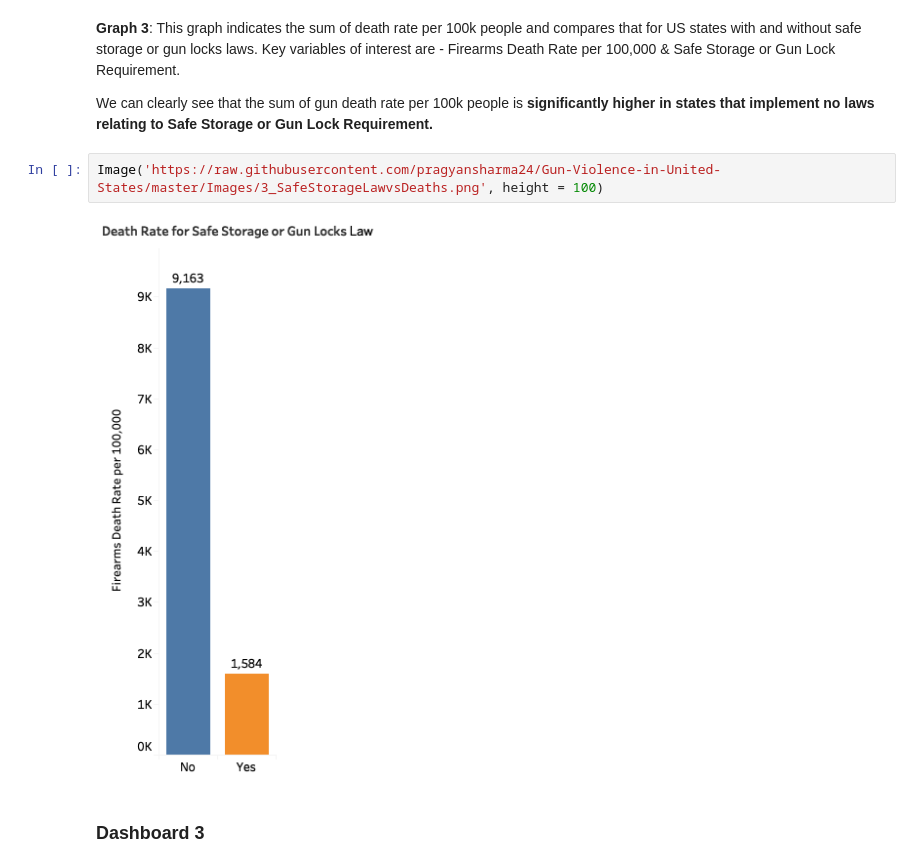
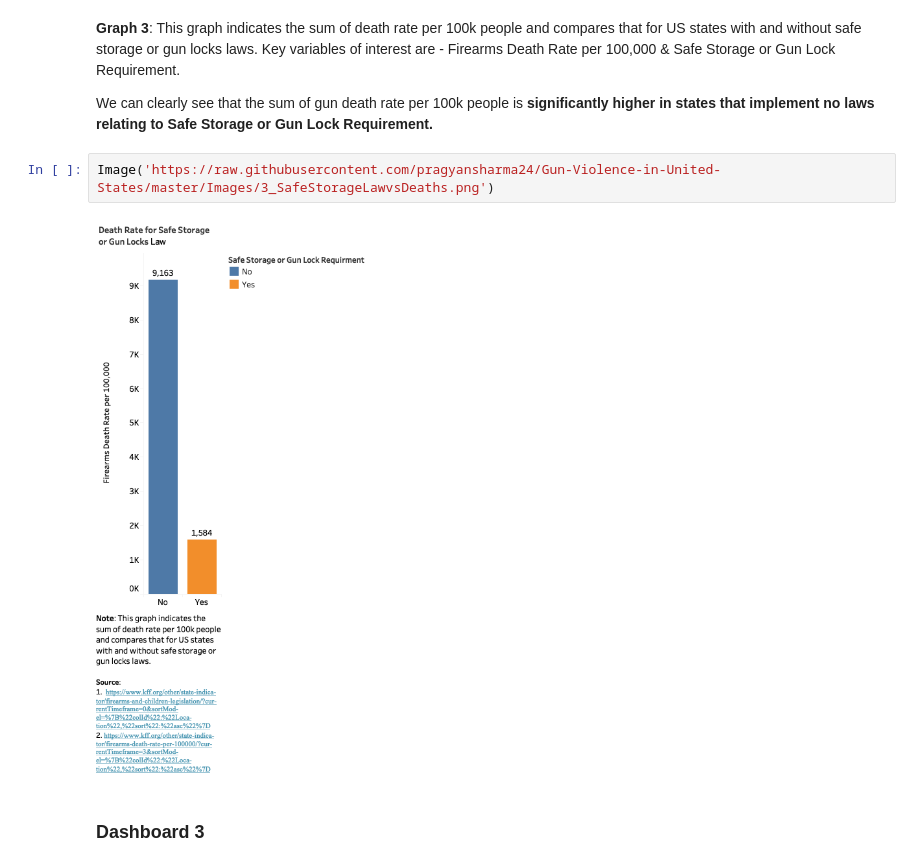
Before and after one commit to pragyansharma24/Gun-Violence-in-United-States, a Jupyter notebook: Gun_Violence_in_the_United_States_First_Version.ipynb, the cells around one changed output. Saved outputs shown, nothing was run; the diff lists cells and outputs as text.

```diff
--- a/Gun_Violence_in_the_United_States_First_Version.ipynb
+++ b/Gun_Violence_in_the_United_States_First_Version.ipynb
@@ -566,9 +566,9 @@ Image('https://raw.githubusercontent.com/pragyansharma24/Gun-Violence-in-United-
 
 We can clearly see that the sum of gun death rate per 100k people is **significantly higher in states that implement no laws relating to Safe Storage or Gun Lock Requirement.**
 # %%
-Image('https://raw.githubusercontent.com/pragyansharma24/Gun-Violence-in-United-States/master/Images/3_SafeStorageLawvsDeaths.png', height = 100)
+Image('https://raw.githubusercontent.com/pragyansharma24/Gun-Violence-in-United-States/master/Images/3_SafeStorageLawvsDeaths.png')
 # %% [output]
-[figure, old version]
+[figure, new version]
 # %% [markdown]
 ### Dashboard 3
 # %% [markdown]
```
Also changed, not shown: parts of 12 cells of this notebook.
